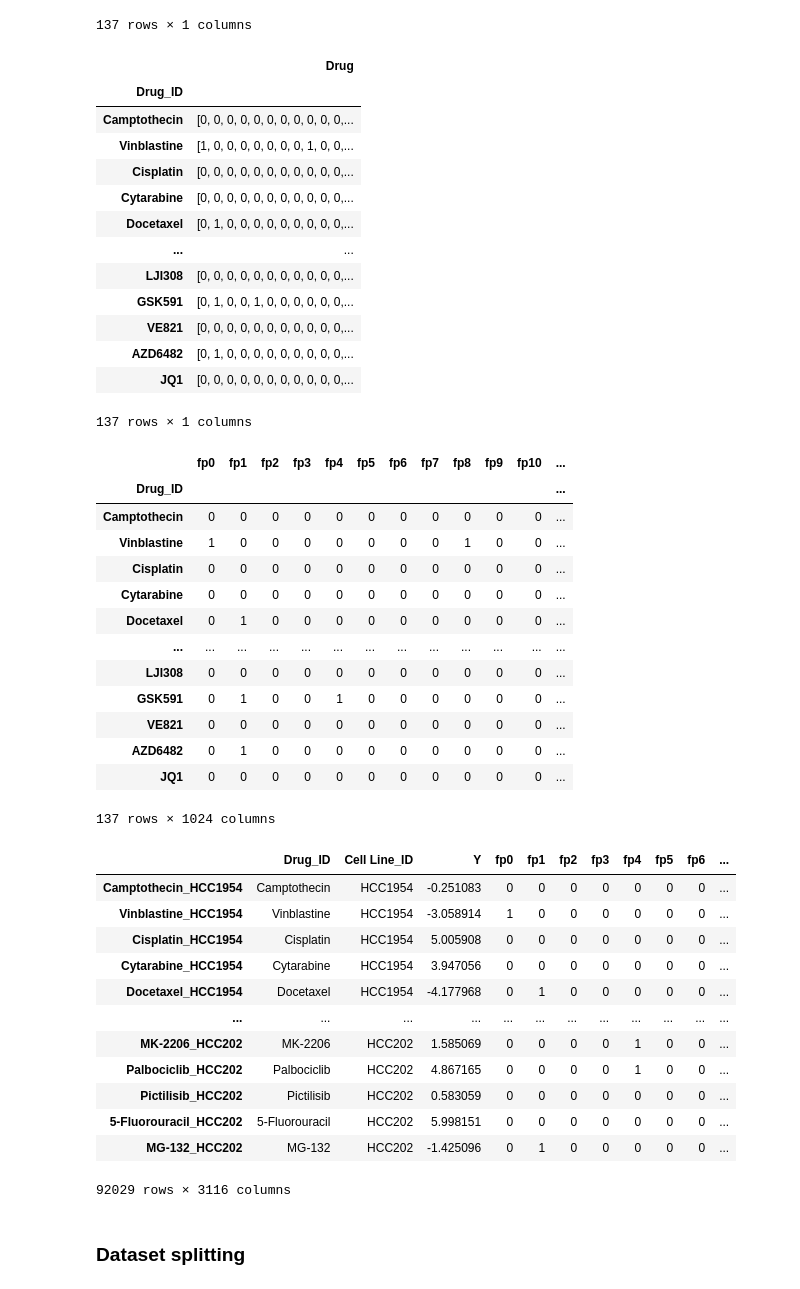
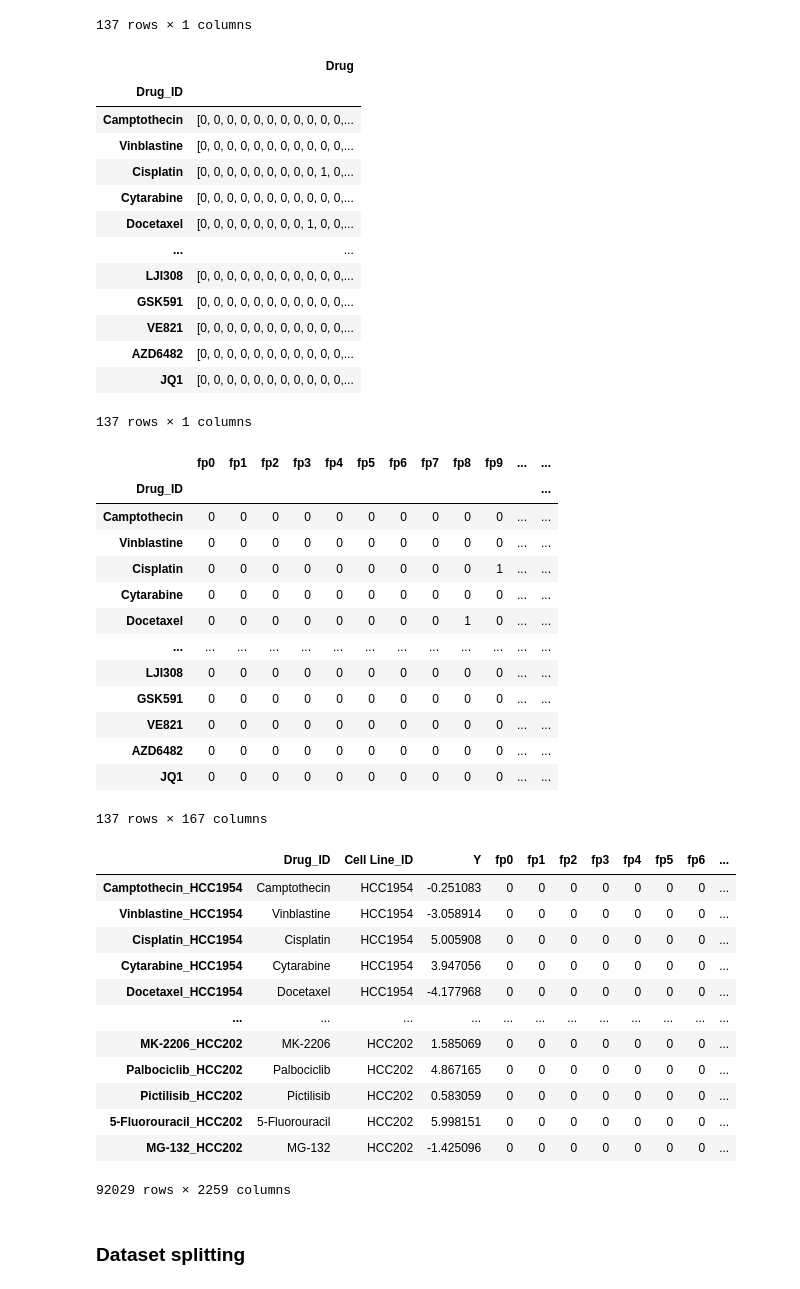
Before and after one commit to paulo-seixal/drug_sensitivity, a Jupyter notebook: deep_learning/pipeline_dense.ipynb, the cells around one changed output. Saved outputs shown, nothing was run; the diff lists cells and outputs as text; code cells hidden in the pictures.

```diff
--- a/deep_learning/pipeline_dense.ipynb
+++ b/deep_learning/pipeline_dense.ipynb
@@ -75,54 +75,54 @@ drugs
 # %%
 # transform smiles to fingerprints
 from rdkit import Chem
 from rdkit.Chem import AllChem
 from rdkit.Chem import MACCSkeys
 
 def smiles_to_fingerprint(smiles):
     mol = Chem.MolFromSmiles(smiles)
     fp = AllChem.GetMorganFingerprintAsBitVect(mol, 2, nBits=1024)
     return fp
 
 def smiles_to_maccs(smiles):
     mol = Chem.MolFromSmiles(smiles)
     fp = MACCSkeys.GenMACCSKeys(mol)
     return fp
 
-drugs['Drug'] = drugs['Drug'].apply(smiles_to_fingerprint)
+drugs['Drug'] = drugs['Drug'].apply(smiles_to_maccs)
 drugs
 # %% [output]
 |  | Drug |
 | Drug_ID |  |
 | Camptothecin | [0, 0, 0, 0, 0, 0, 0, 0, 0, 0, 0,... |
-| Vinblastine | [1, 0, 0, 0, 0, 0, 0, 0, 1, 0, 0,... |
-| Cisplatin | [0, 0, 0, 0, 0, 0, 0, 0, 0, 0, 0,... |
+| Vinblastine | [0, 0, 0, 0, 0, 0, 0, 0, 0, 0, 0,... |
+| Cisplatin | [0, 0, 0, 0, 0, 0, 0, 0, 0, 1, 0,... |
 | Cytarabine | [0, 0, 0, 0, 0, 0, 0, 0, 0, 0, 0,... |
-| Docetaxel | [0, 1, 0, 0, 0, 0, 0, 0, 0, 0, 0,... |
+| Docetaxel | [0, 0, 0, 0, 0, 0, 0, 0, 1, 0, 0,... |
 | ... | ... |
 | LJI308 | [0, 0, 0, 0, 0, 0, 0, 0, 0, 0, 0,... |
-| GSK591 | [0, 1, 0, 0, 1, 0, 0, 0, 0, 0, 0,... |
+| GSK591 | [0, 0, 0, 0, 0, 0, 0, 0, 0, 0, 0,... |
 | VE821 | [0, 0, 0, 0, 0, 0, 0, 0, 0, 0, 0,... |
-| AZD6482 | [0, 1, 0, 0, 0, 0, 0, 0, 0, 0, 0,... |
+| AZD6482 | [0, 0, 0, 0, 0, 0, 0, 0, 0, 0, 0,... |
 | JQ1 | [0, 0, 0, 0, 0, 0, 0, 0, 0, 0, 0,... |
 137 rows × 1 columns
 # %%
 drugs = pd.concat([drugs.drop(['Drug'], axis=1), drugs['Drug'].apply(lambda x: pd.Series({f'fp{str(i)}': val for i, val in enumerate(x)}))], axis=1)
 drugs
 # %% [output]
-|  | fp0 | fp1 | fp2 | fp3 | fp4 | fp5 | fp6 | fp7 | fp8 | fp9 | fp10 | ... |
+|  | fp0 | fp1 | fp2 | fp3 | fp4 | fp5 | fp6 | fp7 | fp8 | fp9 | ... | ... |
 | Drug_ID |  |  |  |  |  |  |  |  |  |  |  | ... |
-| Camptothecin | 0 | 0 | 0 | 0 | 0 | 0 | 0 | 0 | 0 | 0 | 0 | ... |
-| Vinblastine | 1 | 0 | 0 | 0 | 0 | 0 | 0 | 0 | 1 | 0 | 0 | ... |
-| Cisplatin | 0 | 0 | 0 | 0 | 0 | 0 | 0 | 0 | 0 | 0 | 0 | ... |
-| Cytarabine | 0 | 0 | 0 | 0 | 0 | 0 | 0 | 0 | 0 | 0 | 0 | ... |
-| Docetaxel | 0 | 1 | 0 | 0 | 0 | 0 | 0 | 0 | 0 | 0 | 0 | ... |
+| Camptothecin | 0 | 0 | 0 | 0 | 0 | 0 | 0 | 0 | 0 | 0 | ... | ... |
+| Vinblastine | 0 | 0 | 0 | 0 | 0 | 0 | 0 | 0 | 0 | 0 | ... | ... |
+| Cisplatin | 0 | 0 | 0 | 0 | 0 | 0 | 0 | 0 | 0 | 1 | ... | ... |
+| Cytarabine | 0 | 0 | 0 | 0 | 0 | 0 | 0 | 0 | 0 | 0 | ... | ... |
+| Docetaxel | 0 | 0 | 0 | 0 | 0 | 0 | 0 | 0 | 1 | 0 | ... | ... |
 | ... | ... | ... | ... | ... | ... | ... | ... | ... | ... | ... | ... | ... |
-| LJI308 | 0 | 0 | 0 | 0 | 0 | 0 | 0 | 0 | 0 | 0 | 0 | ... |
-| GSK591 | 0 | 1 | 0 | 0 | 1 | 0 | 0 | 0 | 0 | 0 | 0 | ... |
-| VE821 | 0 | 0 | 0 | 0 | 0 | 0 | 0 | 0 | 0 | 0 | 0 | ... |
-| AZD6482 | 0 | 1 | 0 | 0 | 0 | 0 | 0 | 0 | 0 | 0 | 0 | ... |
-| JQ1 | 0 | 0 | 0 | 0 | 0 | 0 | 0 | 0 | 0 | 0 | 0 | ... |
+| LJI308 | 0 | 0 | 0 | 0 | 0 | 0 | 0 | 0 | 0 | 0 | ... | ... |
+| GSK591 | 0 | 0 | 0 | 0 | 0 | 0 | 0 | 0 | 0 | 0 | ... | ... |
+| VE821 | 0 | 0 | 0 | 0 | 0 | 0 | 0 | 0 | 0 | 0 | ... | ... |
+| AZD6482 | 0 | 0 | 0 | 0 | 0 | 0 | 0 | 0 | 0 | 0 | ... | ... |
+| JQ1 | 0 | 0 | 0 | 0 | 0 | 0 | 0 | 0 | 0 | 0 | ... | ... |
-137 rows × 1024 columns
+137 rows × 167 columns
 # %%
 # merge cell lines and drugs considering the combinations
 final_df = pd.merge(combinations, drugs, on='Drug_ID')
@@ -132,17 +132,17 @@ final_df
 # %% [output]
 |  | Drug_ID | Cell Line_ID | Y | fp0 | fp1 | fp2 | fp3 | fp4 | fp5 | fp6 | ... |
 | Camptothecin_HCC1954 | Camptothecin | HCC1954 | -0.251083 | 0 | 0 | 0 | 0 | 0 | 0 | 0 | ... |
-| Vinblastine_HCC1954 | Vinblastine | HCC1954 | -3.058914 | 1 | 0 | 0 | 0 | 0 | 0 | 0 | ... |
+| Vinblastine_HCC1954 | Vinblastine | HCC1954 | -3.058914 | 0 | 0 | 0 | 0 | 0 | 0 | 0 | ... |
 | Cisplatin_HCC1954 | Cisplatin | HCC1954 | 5.005908 | 0 | 0 | 0 | 0 | 0 | 0 | 0 | ... |
 | Cytarabine_HCC1954 | Cytarabine | HCC1954 | 3.947056 | 0 | 0 | 0 | 0 | 0 | 0 | 0 | ... |
-| Docetaxel_HCC1954 | Docetaxel | HCC1954 | -4.177968 | 0 | 1 | 0 | 0 | 0 | 0 | 0 | ... |
+| Docetaxel_HCC1954 | Docetaxel | HCC1954 | -4.177968 | 0 | 0 | 0 | 0 | 0 | 0 | 0 | ... |
 | ... | ... | ... | ... | ... | ... | ... | ... | ... | ... | ... | ... |
-| MK-2206_HCC202 | MK-2206 | HCC202 | 1.585069 | 0 | 0 | 0 | 0 | 1 | 0 | 0 | ... |
-| Palbociclib_HCC202 | Palbociclib | HCC202 | 4.867165 | 0 | 0 | 0 | 0 | 1 | 0 | 0 | ... |
+| MK-2206_HCC202 | MK-2206 | HCC202 | 1.585069 | 0 | 0 | 0 | 0 | 0 | 0 | 0 | ... |
+| Palbociclib_HCC202 | Palbociclib | HCC202 | 4.867165 | 0 | 0 | 0 | 0 | 0 | 0 | 0 | ... |
 | Pictilisib_HCC202 | Pictilisib | HCC202 | 0.583059 | 0 | 0 | 0 | 0 | 0 | 0 | 0 | ... |
 | 5-Fluorouracil_HCC202 | 5-Fluorouracil | HCC202 | 5.998151 | 0 | 0 | 0 | 0 | 0 | 0 | 0 | ... |
-| MG-132_HCC202 | MG-132 | HCC202 | -1.425096 | 0 | 1 | 0 | 0 | 0 | 0 | 0 | ... |
+| MG-132_HCC202 | MG-132 | HCC202 | -1.425096 | 0 | 0 | 0 | 0 | 0 | 0 | 0 | ... |
-92029 rows × 3116 columns
+92029 rows × 2259 columns
 # %%
 # selected_columns = final_df.filter(regex='^fp', axis=1)
 # selected_columns
```
Also changed, not shown: parts of 6 cells of this notebook, 7 other files.
